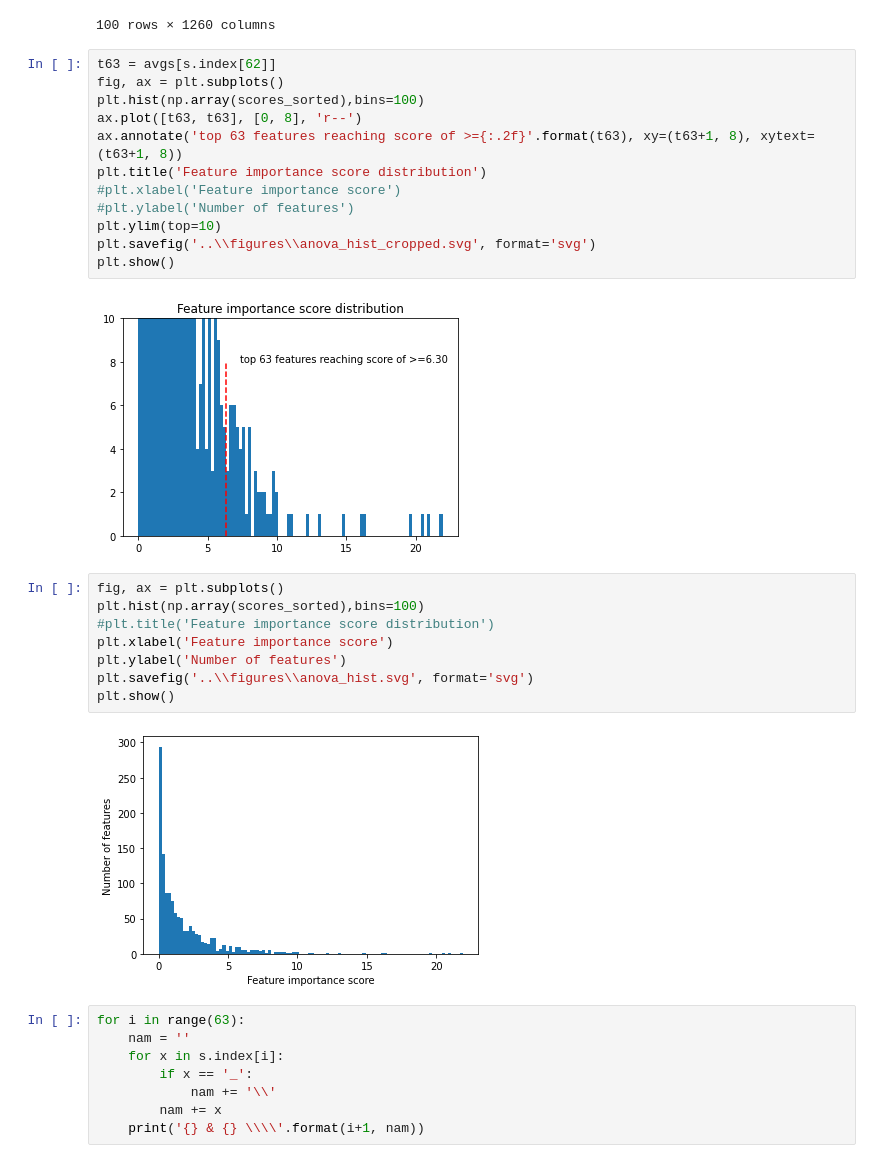
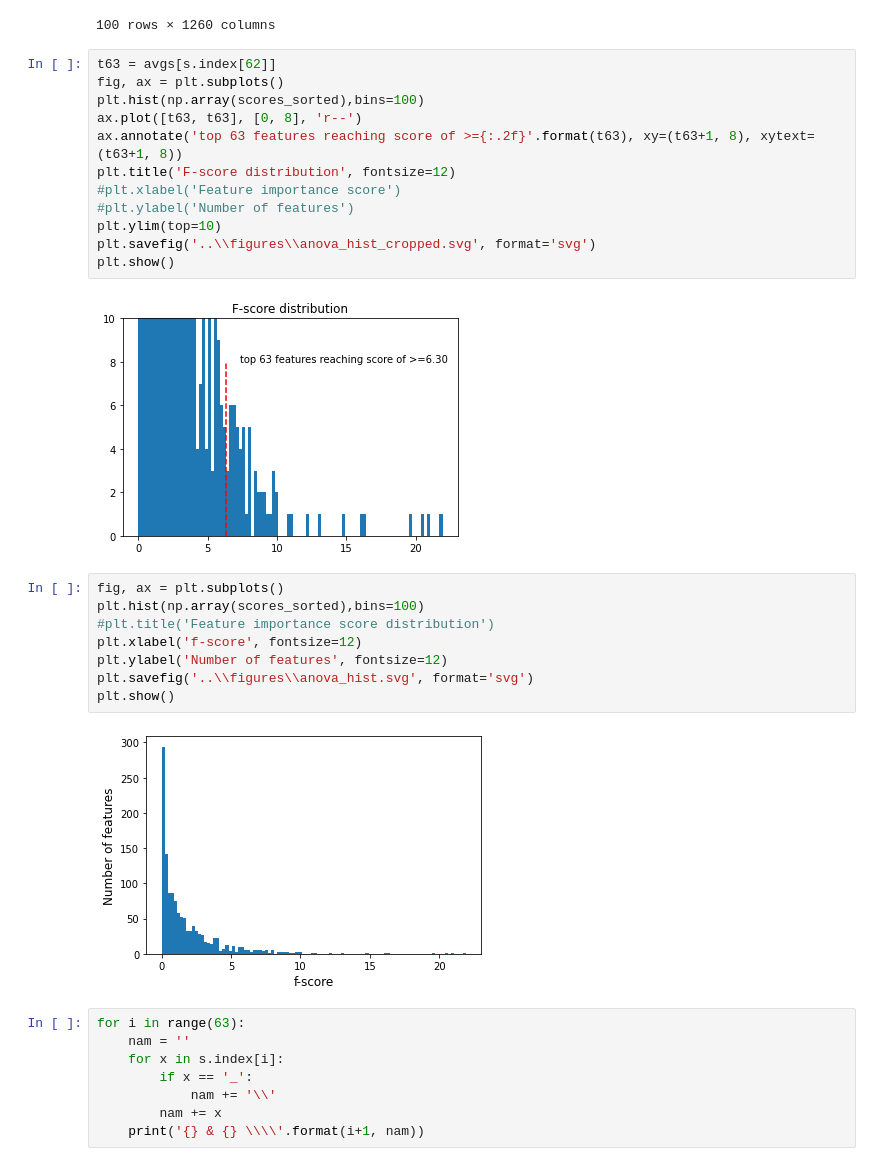
Before and after one commit to ElisabethJS/mg_corrosion, a Jupyter notebook: Code/Attribute importance analysis univariate.ipynb, the cells around one changed output. Drawn from its saved outputs; the diff is of its cells as text.

```diff
--- a/Code/Attribute importance analysis univariate.ipynb
+++ b/Code/Attribute importance analysis univariate.ipynb
@@ -108,24 +108,24 @@ fig, ax = plt.subplots()
 plt.hist(np.array(scores_sorted),bins=100)
 ax.plot([t63, t63], [0, 8], 'r--')
 ax.annotate('top 63 features reaching score of >={:.2f}'.format(t63), xy=(t63+1, 8), xytext=(t63+1, 8))
-plt.title('Feature importance score distribution')
+plt.title('F-score distribution', fontsize=12)
 #plt.xlabel('Feature importance score')
 #plt.ylabel('Number of features')
 plt.ylim(top=10)
 plt.savefig('..\\figures\\anova_hist_cropped.svg', format='svg')
 plt.show()
 # %% [output]
-[figure, old version]
+[figure, new version]
 # %%
 fig, ax = plt.subplots()
 plt.hist(np.array(scores_sorted),bins=100)
 #plt.title('Feature importance score distribution')
-plt.xlabel('Feature importance score')
-plt.ylabel('Number of features')
+plt.xlabel('f-score', fontsize=12)
+plt.ylabel('Number of features', fontsize=12)
 plt.savefig('..\\figures\\anova_hist.svg', format='svg')
 plt.show()
 # %% [output]
-[figure, old version]
+[figure, new version]
 # %%
 for i in range(63):
     nam = ''
```
Also changed, not shown: parts of 2 cells of this notebook, 5 other files.
